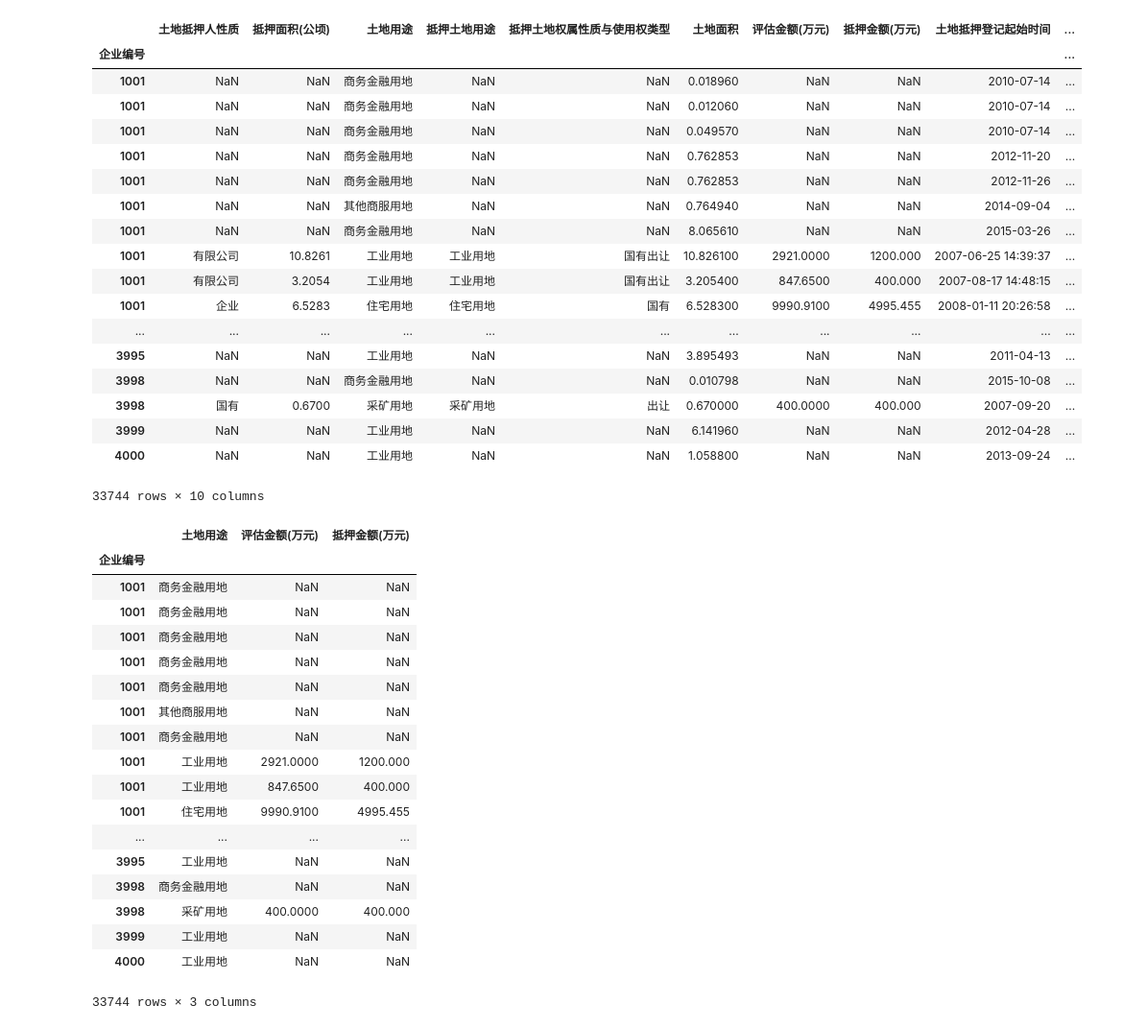
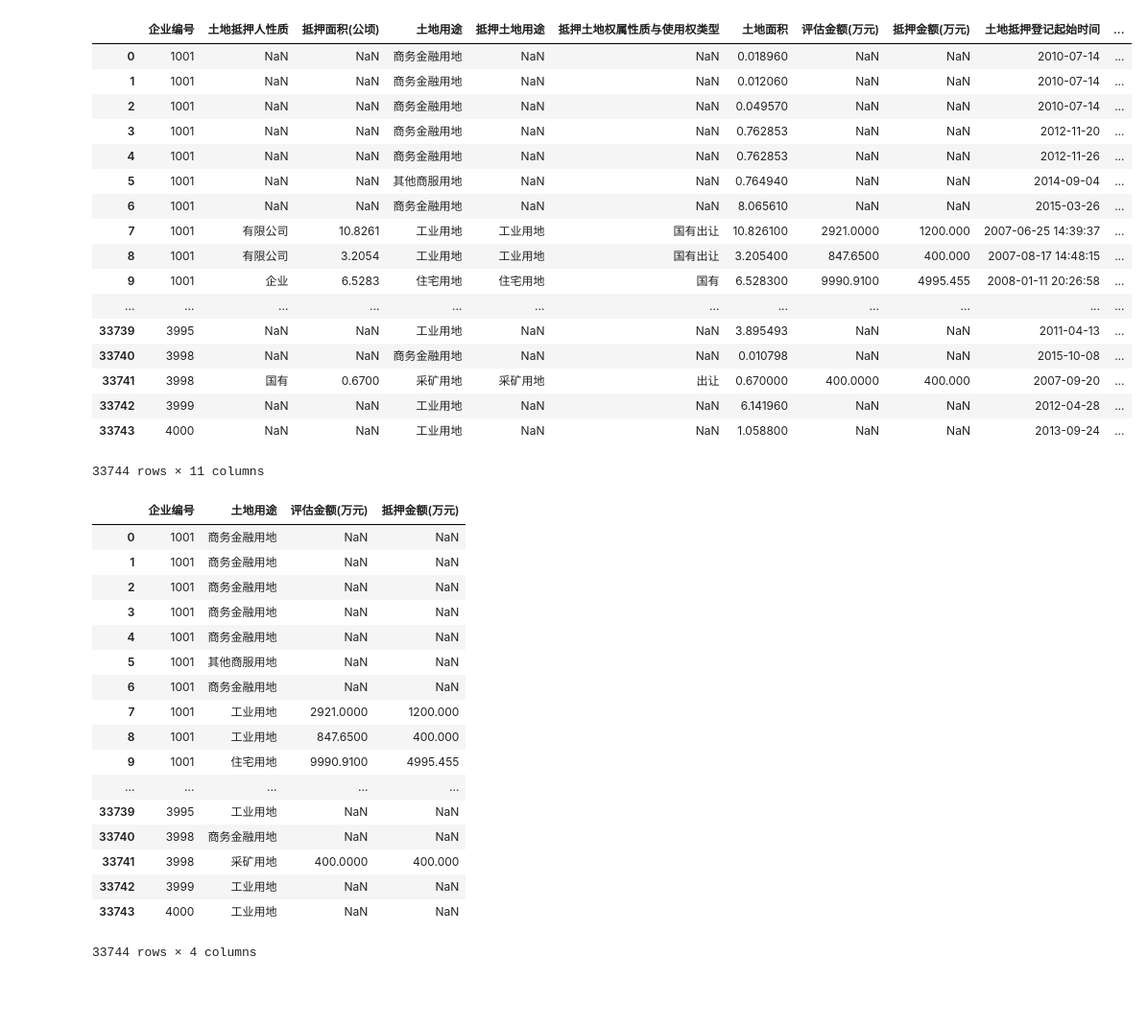
Before and after one commit to CourierKyn/isi-world-cup, a Jupyter notebook: 购地-市场交易-土地抵押.ipynb, the cells around one changed output. Shown at 96% size. Saved outputs shown, nothing was run; the diff lists cells and outputs as text; code cells hidden in the pictures; blank space fills up the shorter version.

```diff
--- a/购地-市场交易-土地抵押.ipynb
+++ b/购地-市场交易-土地抵押.ipynb
@@ -1,47 +1,45 @@
 # %%
 import pandas as pd
-data=pd.read_excel("赛题1数据材料\赛题1数据集\购地-市场交易-土地抵押.xlsx" ,index_col="企业编号")
+data=pd.read_excel("赛题1数据材料\赛题1数据集\购地-市场交易-土地抵押.xlsx" )
 data
 # %% [output]
-|  | 土地抵押人性质 | 抵押面积(公顷) | 土地用途 | 抵押土地用途 | 抵押土地权属性质与使用权类型 | 土地面积 | 评估金额(万元) | 抵押金额(万元) | 土地抵押登记起始时间 | ... |
-| 企业编号 |  |  |  |  |  |  |  |  |  | ... |
-| 1001 | NaN | NaN | 商务金融用地 | NaN | NaN | 0.018960 | NaN | NaN | 2010-07-14 | ... |
-| 1001 | NaN | NaN | 商务金融用地 | NaN | NaN | 0.012060 | NaN | NaN | 2010-07-14 | ... |
-| 1001 | NaN | NaN | 商务金融用地 | NaN | NaN | 0.049570 | NaN | NaN | 2010-07-14 | ... |
-| 1001 | NaN | NaN | 商务金融用地 | NaN | NaN | 0.762853 | NaN | NaN | 2012-11-20 | ... |
-| 1001 | NaN | NaN | 商务金融用地 | NaN | NaN | 0.762853 | NaN | NaN | 2012-11-26 | ... |
-| 1001 | NaN | NaN | 其他商服用地 | NaN | NaN | 0.764940 | NaN | NaN | 2014-09-04 | ... |
-| 1001 | NaN | NaN | 商务金融用地 | NaN | NaN | 8.065610 | NaN | NaN | 2015-03-26 | ... |
-| 1001 | 有限公司 | 10.8261 | 工业用地 | 工业用地 | 国有出让 | 10.826100 | 2921.0000 | 1200.000 | 2007-06-25 14:39:37 | ... |
-| 1001 | 有限公司 | 3.2054 | 工业用地 | 工业用地 | 国有出让 | 3.205400 | 847.6500 | 400.000 | 2007-08-17 14:48:15 | ... |
-| 1001 | 企业 | 6.5283 | 住宅用地 | 住宅用地 | 国有 | 6.528300 | 9990.9100 | 4995.455 | 2008-01-11 20:26:58 | ... |
-| ... | ... | ... | ... | ... | ... | ... | ... | ... | ... | ... |
-| 3995 | NaN | NaN | 工业用地 | NaN | NaN | 3.895493 | NaN | NaN | 2011-04-13 | ... |
-| 3998 | NaN | NaN | 商务金融用地 | NaN | NaN | 0.010798 | NaN | NaN | 2015-10-08 | ... |
-| 3998 | 国有 | 0.6700 | 采矿用地 | 采矿用地 | 出让 | 0.670000 | 400.0000 | 400.000 | 2007-09-20 | ... |
-| 3999 | NaN | NaN | 工业用地 | NaN | NaN | 6.141960 | NaN | NaN | 2012-04-28 | ... |
-| 4000 | NaN | NaN | 工业用地 | NaN | NaN | 1.058800 | NaN | NaN | 2013-09-24 | ... |
+|  | 企业编号 | 土地抵押人性质 | 抵押面积(公顷) | 土地用途 | 抵押土地用途 | 抵押土地权属性质与使用权类型 | 土地面积 | 评估金额(万元) | 抵押金额(万元) | 土地抵押登记起始时间 | ... |
+| 0 | 1001 | NaN | NaN | 商务金融用地 | NaN | NaN | 0.018960 | NaN | NaN | 2010-07-14 | ... |
+| 1 | 1001 | NaN | NaN | 商务金融用地 | NaN | NaN | 0.012060 | NaN | NaN | 2010-07-14 | ... |
+| 2 | 1001 | NaN | NaN | 商务金融用地 | NaN | NaN | 0.049570 | NaN | NaN | 2010-07-14 | ... |
+| 3 | 1001 | NaN | NaN | 商务金融用地 | NaN | NaN | 0.762853 | NaN | NaN | 2012-11-20 | ... |
+| 4 | 1001 | NaN | NaN | 商务金融用地 | NaN | NaN | 0.762853 | NaN | NaN | 2012-11-26 | ... |
+| 5 | 1001 | NaN | NaN | 其他商服用地 | NaN | NaN | 0.764940 | NaN | NaN | 2014-09-04 | ... |
+| 6 | 1001 | NaN | NaN | 商务金融用地 | NaN | NaN | 8.065610 | NaN | NaN | 2015-03-26 | ... |
+| 7 | 1001 | 有限公司 | 10.8261 | 工业用地 | 工业用地 | 国有出让 | 10.826100 | 2921.0000 | 1200.000 | 2007-06-25 14:39:37 | ... |
+| 8 | 1001 | 有限公司 | 3.2054 | 工业用地 | 工业用地 | 国有出让 | 3.205400 | 847.6500 | 400.000 | 2007-08-17 14:48:15 | ... |
+| 9 | 1001 | 企业 | 6.5283 | 住宅用地 | 住宅用地 | 国有 | 6.528300 | 9990.9100 | 4995.455 | 2008-01-11 20:26:58 | ... |
+| ... | ... | ... | ... | ... | ... | ... | ... | ... | ... | ... | ... |
+| 33739 | 3995 | NaN | NaN | 工业用地 | NaN | NaN | 3.895493 | NaN | NaN | 2011-04-13 | ... |
+| 33740 | 3998 | NaN | NaN | 商务金融用地 | NaN | NaN | 0.010798 | NaN | NaN | 2015-10-08 | ... |
+| 33741 | 3998 | 国有 | 0.6700 | 采矿用地 | 采矿用地 | 出让 | 0.670000 | 400.0000 | 400.000 | 2007-09-20 | ... |
+| 33742 | 3999 | NaN | NaN | 工业用地 | NaN | NaN | 6.141960 | NaN | NaN | 2012-04-28 | ... |
+| 33743 | 4000 | NaN | NaN | 工业用地 | NaN | NaN | 1.058800 | NaN | NaN | 2013-09-24 | ... |
-33744 rows × 10 columns
+33744 rows × 11 columns
 # %%
-df=data.iloc[:,[2,6,7]]
+df=data.iloc[:,[0,3,7,8]]
 df
 # %% [output]
-|  | 土地用途 | 评估金额(万元) | 抵押金额(万元) |
-| 企业编号 |  |  |  |
-| 1001 | 商务金融用地 | NaN | NaN |
-| 1001 | 商务金融用地 | NaN | NaN |
-| 1001 | 商务金融用地 | NaN | NaN |
-| 1001 | 商务金融用地 | NaN | NaN |
-| 1001 | 商务金融用地 | NaN | NaN |
-| 1001 | 其他商服用地 | NaN | NaN |
-| 1001 | 商务金融用地 | NaN | NaN |
-| 1001 | 工业用地 | 2921.0000 | 1200.000 |
-| 1001 | 工业用地 | 847.6500 | 400.000 |
-| 1001 | 住宅用地 | 9990.9100 | 4995.455 |
-| ... | ... | ... | ... |
-| 3995 | 工业用地 | NaN | NaN |
-| 3998 | 商务金融用地 | NaN | NaN |
-| 3998 | 采矿用地 | 400.0000 | 400.000 |
-| 3999 | 工业用地 | NaN | NaN |
-| 4000 | 工业用地 | NaN | NaN |
+|  | 企业编号 | 土地用途 | 评估金额(万元) | 抵押金额(万元) |
+| 0 | 1001 | 商务金融用地 | NaN | NaN |
+| 1 | 1001 | 商务金融用地 | NaN | NaN |
+| 2 | 1001 | 商务金融用地 | NaN | NaN |
+| 3 | 1001 | 商务金融用地 | NaN | NaN |
+| 4 | 1001 | 商务金融用地 | NaN | NaN |
+| 5 | 1001 | 其他商服用地 | NaN | NaN |
+| 6 | 1001 | 商务金融用地 | NaN | NaN |
+| 7 | 1001 | 工业用地 | 2921.0000 | 1200.000 |
+| 8 | 1001 | 工业用地 | 847.6500 | 400.000 |
+| 9 | 1001 | 住宅用地 | 9990.9100 | 4995.455 |
+| ... | ... | ... | ... | ... |
+| 33739 | 3995 | 工业用地 | NaN | NaN |
+| 33740 | 3998 | 商务金融用地 | NaN | NaN |
+| 33741 | 3998 | 采矿用地 | 400.0000 | 400.000 |
+| 33742 | 3999 | 工业用地 | NaN | NaN |
+| 33743 | 4000 | 工业用地 | NaN | NaN |
-33744 rows × 3 columns
+33744 rows × 4 columns
```
Also changed, not shown: parts of 1 cell of this notebook, 1 other file.
